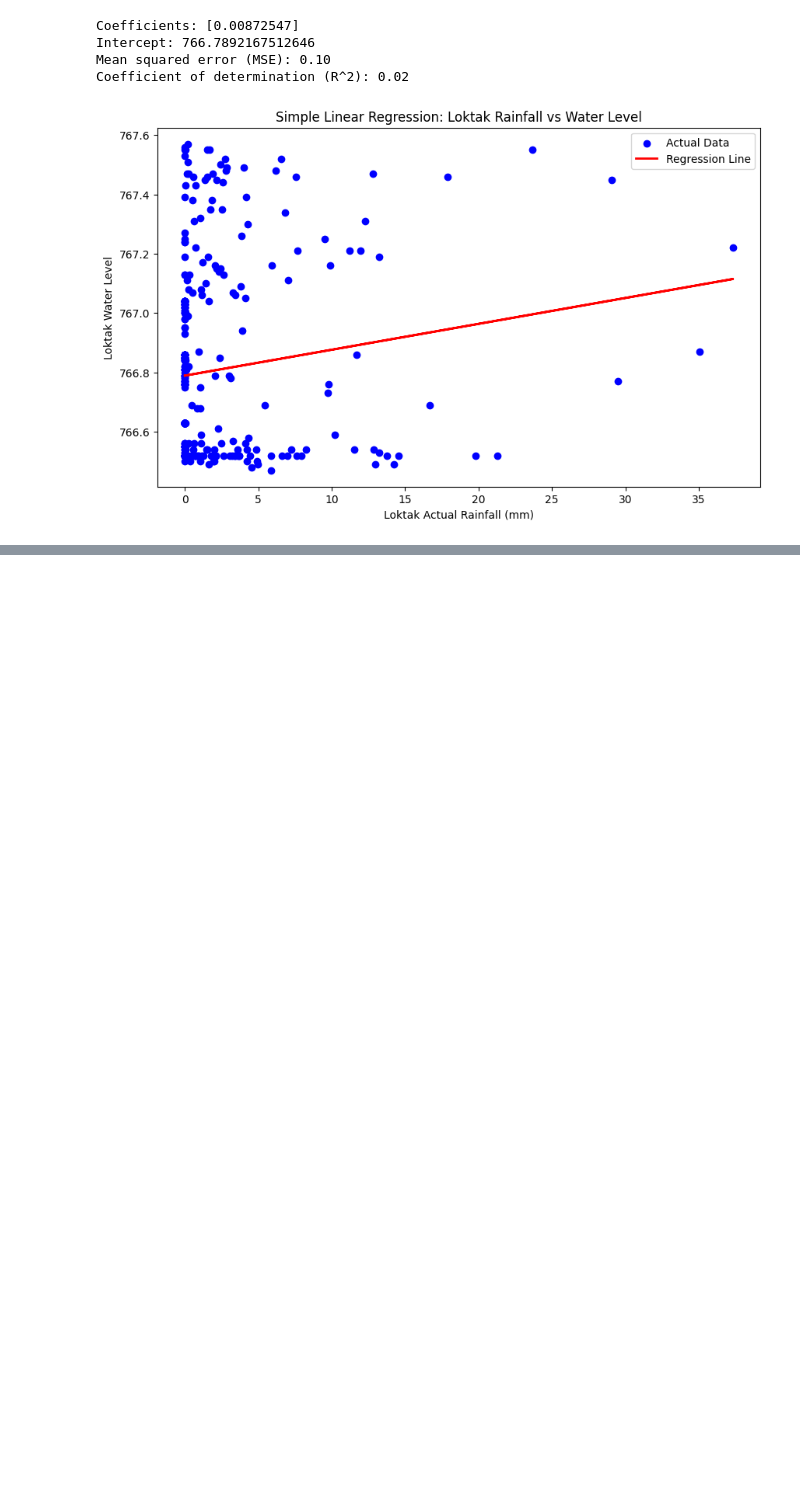
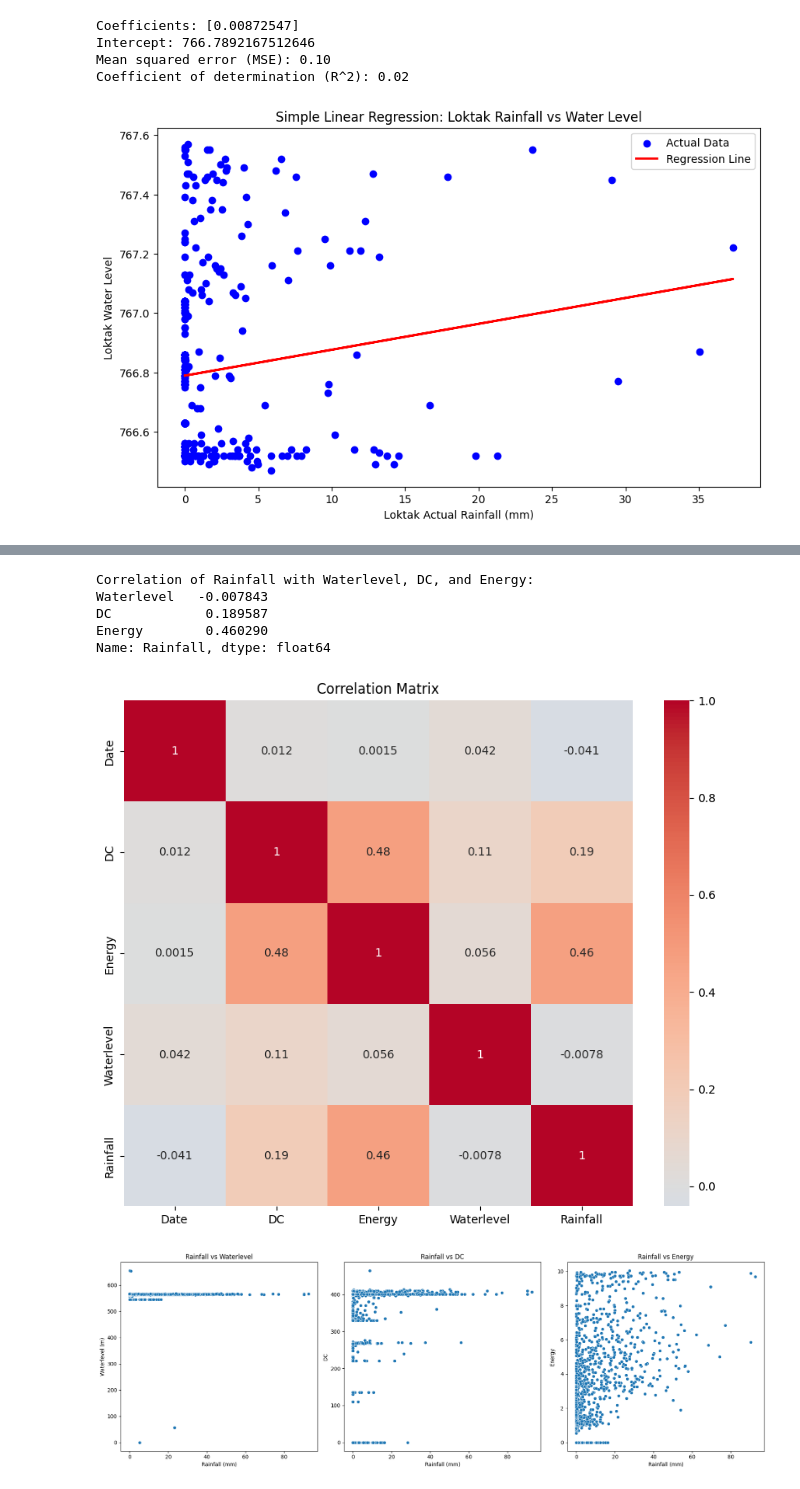
Before and after one commit to Abhishekjsr283204/21-PYTHON_PROJECTS, a Jupyter notebook: Untitled9.ipynb, the cells around one changed output, grey strips where cells are left out. Saved outputs shown, nothing was run; the diff lists cells and outputs as text; code cells hidden in the pictures; blank space fills up the shorter version.

```diff
--- a/Untitled9.ipynb
+++ b/Untitled9.ipynb
@@ -295,0 +341,70 @@ Coefficient of determination (R^2): 0.02
+# %%
+import pandas as pd
+import matplotlib.pyplot as plt
+import seaborn as sns
+
+# Load the Excel file
+file_path = 'Ranga.xlsx'
+data = pd.read_excel(file_path)
+
+# Extract the relevant columns and rename them for easier handling
+data_cleaned = data.iloc[1:, [0, 3, 4, 5, 7]].copy()
+data_cleaned.columns = ['Date', 'DC', 'Energy', 'Waterlevel', 'Rainfall']
+data_cleaned.reset_index(drop=True, inplace=True)
+
+# Convert data types to numeric where necessary
+data_cleaned['DC'] = pd.to_numeric(data_cleaned['DC'], errors='coerce')
+data_cleaned['Energy'] = pd.to_numeric(data_cleaned['Energy'], errors='coerce')
+data_cleaned['Waterlevel'] = pd.to_numeric(data_cleaned['Waterlevel'], errors='coerce')
+data_cleaned['Rainfall'] = pd.to_numeric(data_cleaned['Rainfall'], errors='coerce')
+
+# Drop rows with NaN values
+data_cleaned.dropna(inplace=True)
+
+# Calculate the correlation matrix
+correlation_matrix = data_cleaned.corr()
+
+# Extract the correlations of Rainfall with Waterlevel, DC, and Energy
+rainfall_correlations = correlation_matrix.loc['Rainfall', ['Waterlevel', 'DC', 'Energy']]
+
+# Display the correlations
+print("Correlation of Rainfall with Waterlevel, DC, and Energy:")
+print(rainfall_correlations)
+
+# Plot the correlation matrix
+plt.figure(figsize=(10, 8))
+sns.heatmap(correlation_matrix, annot=True, cmap='coolwarm', center=0)
+plt.title('Correlation Matrix')
+plt.show()
+
+# Scatter plots showing relationships
+plt.figure(figsize=(18, 6))
+
+plt.subplot(1, 3, 1)
+sns.scatterplot(data=data_cleaned, x='Rainfall', y='Waterlevel')
+plt.title('Rainfall vs Waterlevel')
+plt.xlabel('Rainfall (mm)')
+plt.ylabel('Waterlevel (m)')
+
+plt.subplot(1, 3, 2)
+sns.scatterplot(data=data_cleaned, x='Rainfall', y='DC')
+plt.title('Rainfall vs DC')
+plt.xlabel('Rainfall (mm)')
+plt.ylabel('DC')
+
+plt.subplot(1, 3, 3)
+sns.scatterplot(data=data_cleaned, x='Rainfall', y='Energy')
+plt.title('Rainfall vs Energy')
+plt.xlabel('Rainfall (mm)')
+plt.ylabel('Energy')
+
+plt.tight_layout()
+plt.show()
+# %% [output]
+Correlation of Rainfall with Waterlevel, DC, and Energy:
+Waterlevel   -0.007843
+DC            0.189587
+Energy        0.460290
+Name: Rainfall, dtype: float64
+[figure, added]
+[figure, added]
```
Also changed, not shown: parts of 4 cells of this notebook.
